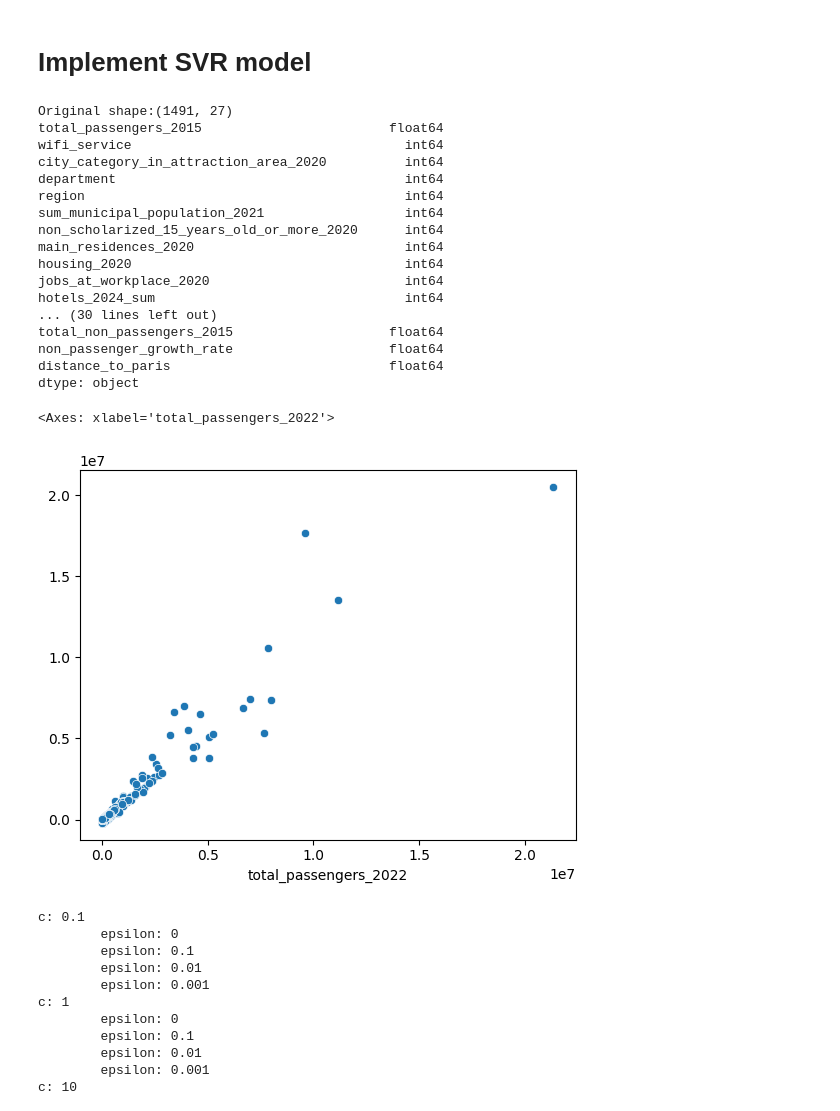
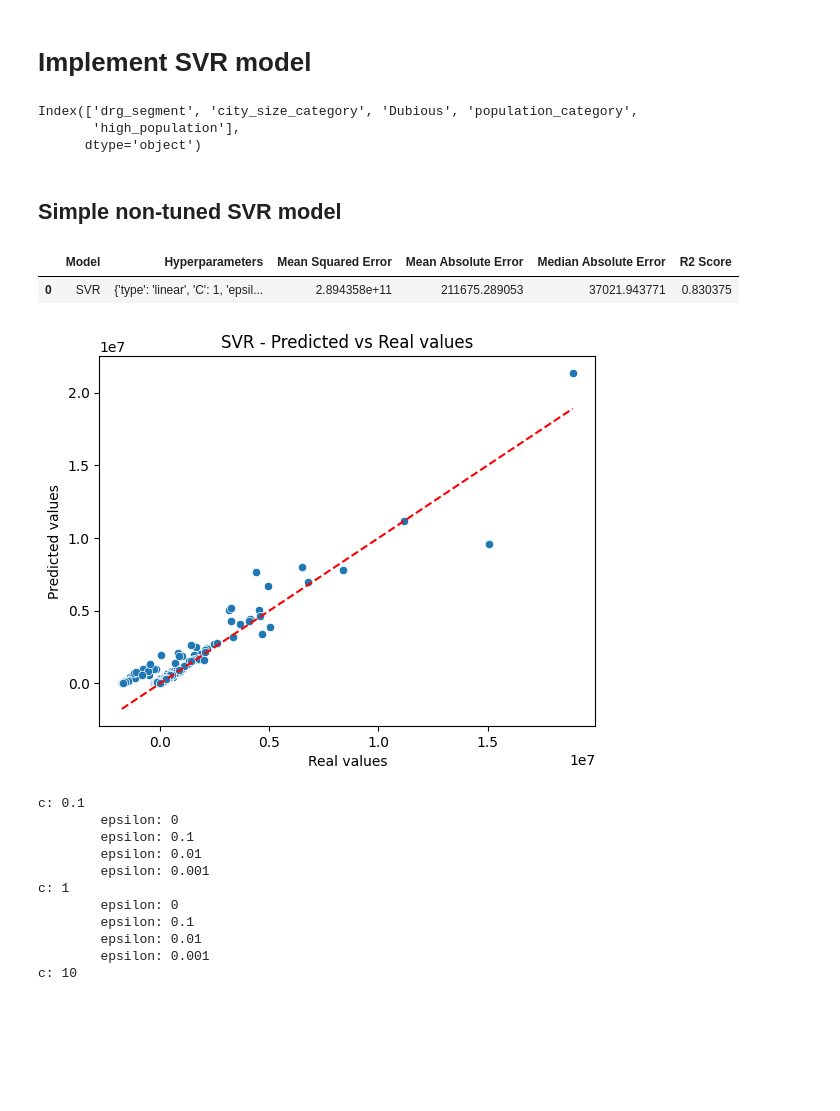
Before and after one commit to pierre-jezegou/fib-ml-project, a Jupyter notebook: models/svm.ipynb, the cells around one changed output. Cells and saved outputs as stored; diff of their text form; code cells hidden in the pictures; blank space fills up the shorter version.

```diff
--- a/models/svm.ipynb
+++ b/models/svm.ipynb
@@ -31 +36,22 @@ dataset: pd.DataFrame = pd.read_pickle(filename, compression='bz2')
+# %%
+# Split dataset
+X = dataset.drop(columns=['total_passengers_2022'])
+y = dataset['total_passengers_2022']
+
+# Last preprocessing steps
+num_features = X.select_dtypes(include=['int64', 'float64']).columns
+cat_features = X.select_dtypes(include=['object', 'category']).columns
+
+print(cat_features)
+
+# Prepare the final preprocessing pipeline
+preprocessor = ColumnTransformer(
+    transformers=[
+        ('num', FunctionTransformer(lambda x: x, validate=True), num_features),
+        ('cat', OneHotEncoder(), cat_features)
+    ])
+# %% [output]
+Index(['drg_segment', 'city_size_category', 'Dubious', 'population_category',
+       'high_population'],
+      dtype='object')
 # %%
@@ -35,57 +58,26 @@ y = dataset['total_passengers_2022']
 X_train, X_test, y_train, y_test = train_test_split(X, y, test_size=0.33, random_state=42)
 # %%
 dataset.drop(columns=['total_passengers_2015'], inplace=True)
-# %%
-def minimum_preprocessing(X, y):
-    print('Original shape:{}'.format(X.shape))
-    # We kill categorical columns
-    X = X.drop(columns=X.select_dtypes(include='object').columns)
-    X = X.drop(columns=X.select_dtypes(include='category').columns)
-    # We remove missing values
-    X=X.dropna()
-    y=y[X.index]
-    # Normalize
-
-    print(X.dtypes)
-    # X = minmax_scale(X)
-    # print('New shape:{}'.format(X.shape))
-    return X, y
-
-X_train, y_train = minimum_preprocessing(X_train,y_train)
-X_test, y_test = minimum_preprocessing(X_test,y_test)
-# %% [output]
-Original shape:(1491, 27)
-total_passengers_2015                        float64
-wifi_service                                   int64
-city_category_in_attraction_area_2020          int64
-department                                     int64
-region                                         int64
-sum_municipal_population_2021                  int64
-non_scholarized_15_years_old_or_more_2020      int64
-main_residences_2020                           int64
-housing_2020                                   int64
-jobs_at_workplace_2020                         int64
-hotels_2024_sum                                int64
-... (30 lines left out)
-total_non_passengers_2015                    float64
-non_passenger_growth_rate                    float64
-distance_to_paris                            float64
-dtype: object
+# %% [markdown]
+## Simple non-tuned SVR model
 # %%
-svm = LinearSVR()
+svm = Pipeline(steps=[
+    ('preprocessor', preprocessor),
+    ('regressor', LinearSVR())
+])
 
 svm.fit(X_train,y_train)
 y_pred = svm.predict(X_test)
 
 model = 'SVR'
 hyperparameters = {'type': 'linear', 'C': 1, 'epsilon': 0}
 
+plot_ypred_vs_yreal(y_test, y_pred, model, False, True)
 write_metrics_in_csv(y_test, y_pred, model, hyperparameters)
-
-sns.scatterplot(x=y_test, y=y_pred)
 # %% [output]
-<Axes: xlabel='total_passengers_2022'>
+|  | Model | Hyperparameters | Mean Squared Error | Mean Absolute Error | Median Absolute Error | R2 Score |
+| 0 | SVR | {'type': 'linear', 'C': 1, 'epsil... | 2.894358e+11 | 211675.289053 | 37021.943771 | 0.830375 |
-[figure, old version]
+[figure, new version]
 # %%
 Cs = [0.1, 1, 10, 100, 1000]
 epsilons = [0, 0.1, 0.01, 0.001]
```
Also changed, not shown: parts of 12 cells of this notebook.
